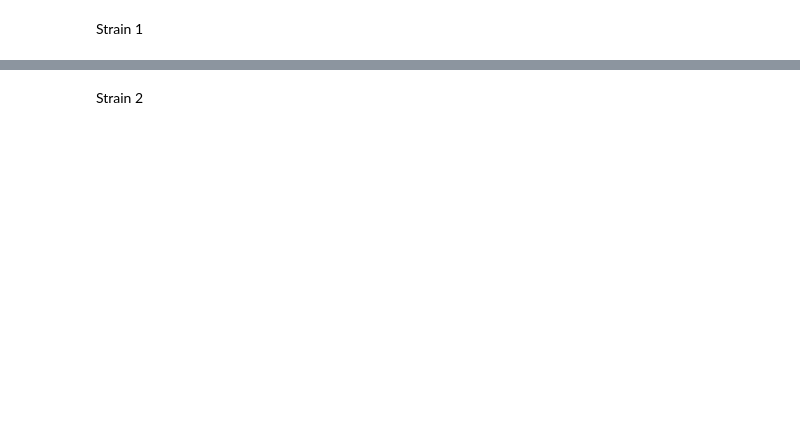
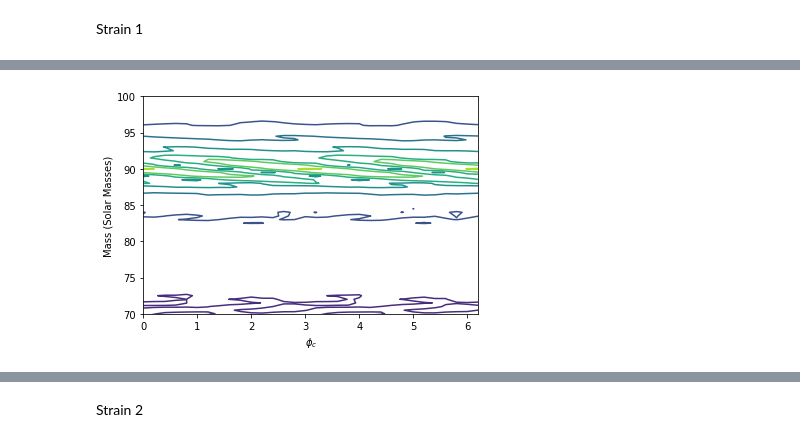
Before and after one commit to johnkou97/matched-filtering, a Jupyter notebook: meta-analysis.ipynb, the cells around one changed output, grey strips where cells are left out. Drawn from its saved outputs; the diff is of its cells as text; code cells hidden in the pictures; blank space fills up the shorter version.

```diff
--- a/meta-analysis.ipynb
+++ b/meta-analysis.ipynb
@@ -41,11 +49,12 @@ plt.show()
 # %%
 plt.contour(phiran,mas,mpsn_1)
 plt.ylim(70,100)
 plt.ylabel('Mass (Solar Masses)')
 plt.xlabel('$\phi_c$')
-plt.title('Strain 1')
-plt.savefig('results/contour_1.pdf')
+plt.savefig('plots/contour_1.png')
 plt.show()
+# %% [output]
+[figure, added]
 # %%
 plt.contourf(phiran,mas,mpsn_1)
 plt.ylim(70,100)
```
Also changed, not shown: parts of 18 cells of this notebook, 14 other files.
